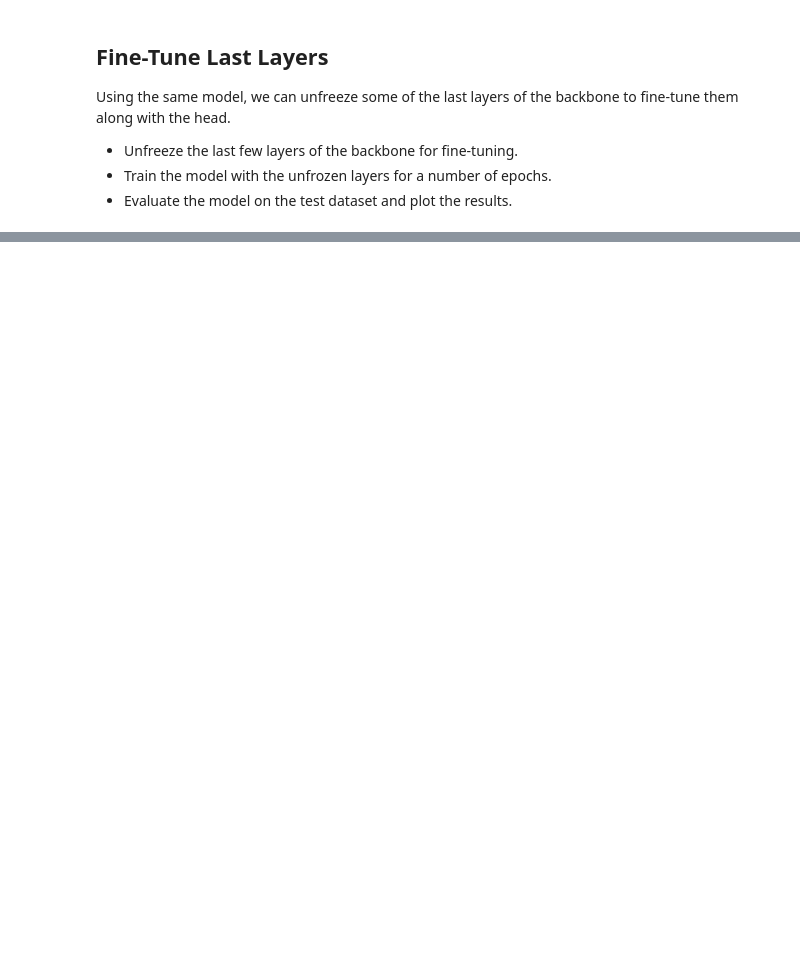
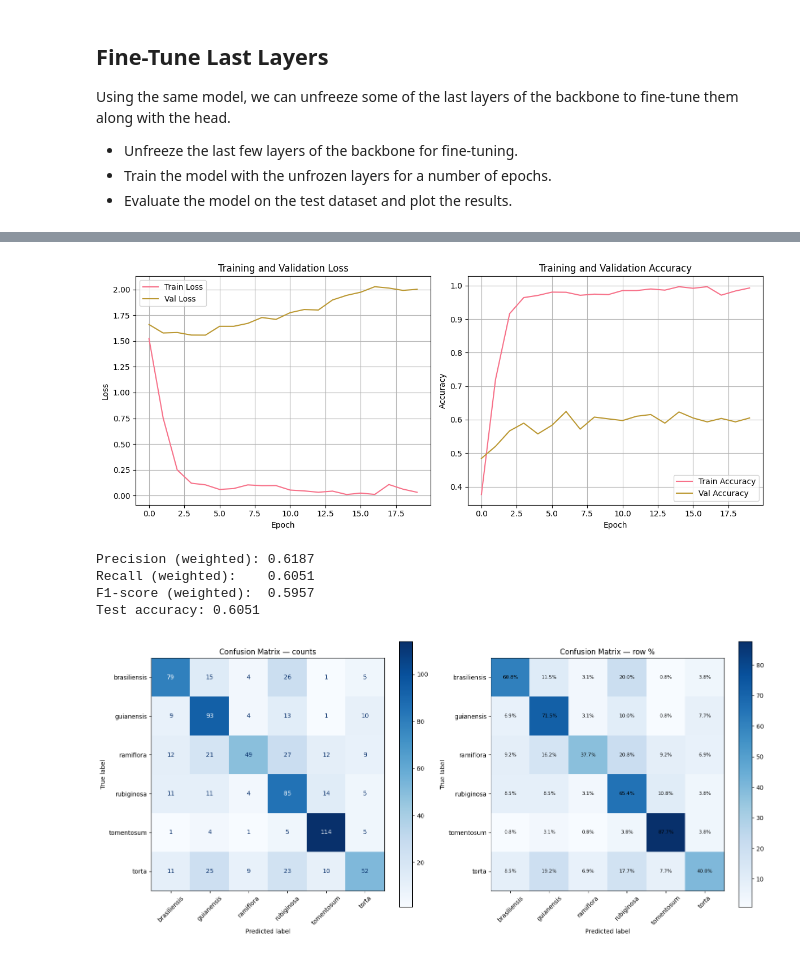
Before and after one commit to lstival/trained_models_wur_ml, a Jupyter notebook: Hands_On/Pratical_Transfer_Learning_Image_Processing.ipynb, the cells around one changed output, grey strips where cells are left out. Saved outputs shown, nothing was run; the diff lists cells and outputs as text; code cells hidden in the pictures; blank space fills up the shorter version.

```diff
--- a/Hands_On/Pratical_Transfer_Learning_Image_Processing.ipynb
+++ b/Hands_On/Pratical_Transfer_Learning_Image_Processing.ipynb
@@ -571,6 +721,24 @@ Using the same model, we can unfreeze some of the last layers of the backbone to
 
 #### CODE TO CHANGE / CREATE THE CLASSIFICATION LAYER
 
+weights = ResNet50_Weights.DEFAULT
+model_ft = resnet50(weights=weights)
+for param in model_ft.parameters():
+    param.requires_grad = False
+# Unfreeze last two layers
+for param in model_ft.layer4.parameters():
+    param.requires_grad = True
+for param in model_ft.fc.parameters():
+    param.requires_grad = True
+
+num_ftrs = model_ft.fc.in_features
+model_ft.fc = nn.Sequential(
+    nn.Linear(num_ftrs, 512),
+    nn.ReLU(),
+    nn.Dropout(0.4),
+    nn.Linear(512, num_classes)
+)
+
 model_ft = model_ft.to(device)
 
 best_state, list_train_loss, list_val_losss, list_train_acc, list_val_acc = train_model(model_ft, train_loader, val_loader, num_epochs)
@@ -577,2 +759,10 @@ best_state, list_train_loss, list_val_losss, list_train_acc, list_val_acc = trai
 # %%
-evalaute_and_plot(model_ft, best_state, test_loader)
+plot_training_curves(list_train_loss, list_val_loss, list_train_acc, list_val_acc)
+evaluate_and_plot(model_ft, best_state, test_loader)
+# %% [output]
+[figure, added]
+Precision (weighted): 0.6187
+Recall (weighted):    0.6051
+F1-score (weighted):  0.5957
+Test accuracy: 0.6051
+[figure, added]
```
Also changed, not shown: parts of 19 cells of this notebook.
